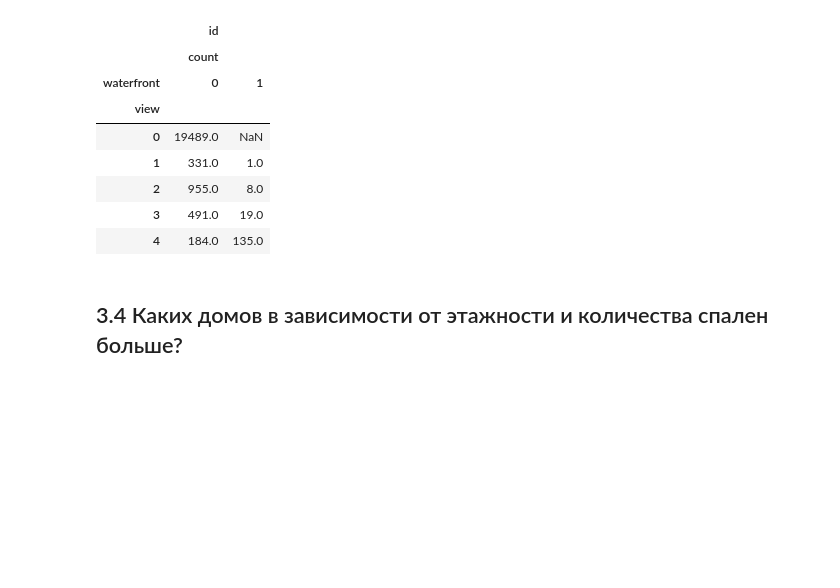
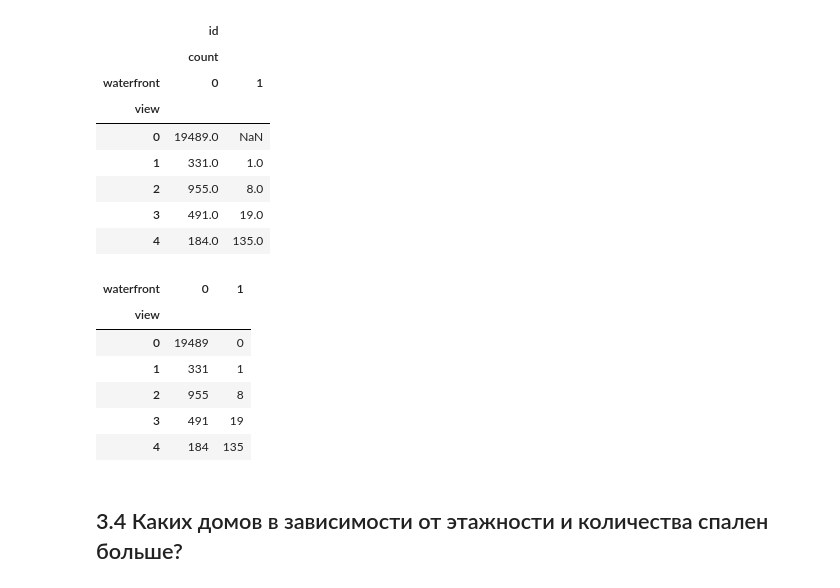
Before and after one commit to NataliFA/Python_HW_2, a Jupyter notebook: ДЗ_3.ipynb, the cells around one changed output. Cells and saved outputs as stored; diff of their text form; code cells hidden in the pictures; blank space fills up the shorter version.

```diff
--- a/ДЗ_3.ipynb
+++ b/ДЗ_3.ipynb
@@ -209,6 +209,17 @@ df.pivot_table(index='view',
 | 2 | 955.0 | 8.0 |
 | 3 | 491.0 | 19.0 |
 | 4 | 184.0 | 135.0 |
+# %%
+pd.crosstab(index=df['view'],
+            columns=df['waterfront'])
+# %% [output]
+| waterfront | 0 | 1 |
+| view |  |  |
+| 0 | 19489 | 0 |
+| 1 | 331 | 1 |
+| 2 | 955 | 8 |
+| 3 | 491 | 19 |
+| 4 | 184 | 135 |
 # %% [markdown]
 ## 3.4 Каких домов в зависимости от этажности и количества спален больше?
 # %%
```
Also changed, not shown: parts of 2 cells of this notebook.
